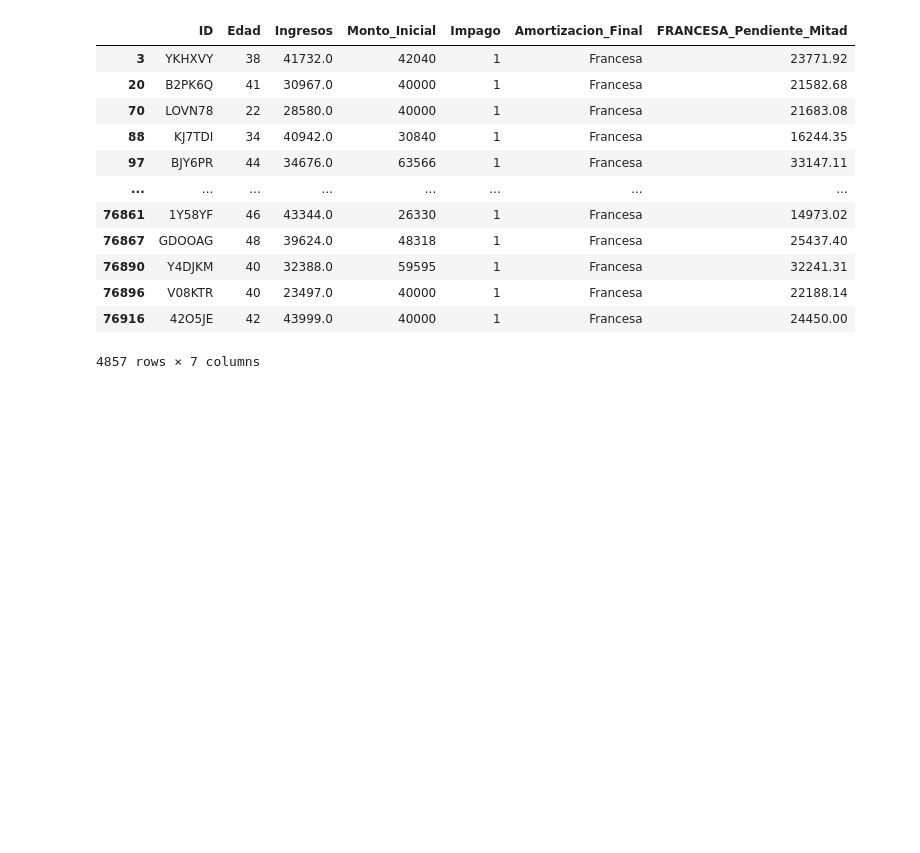
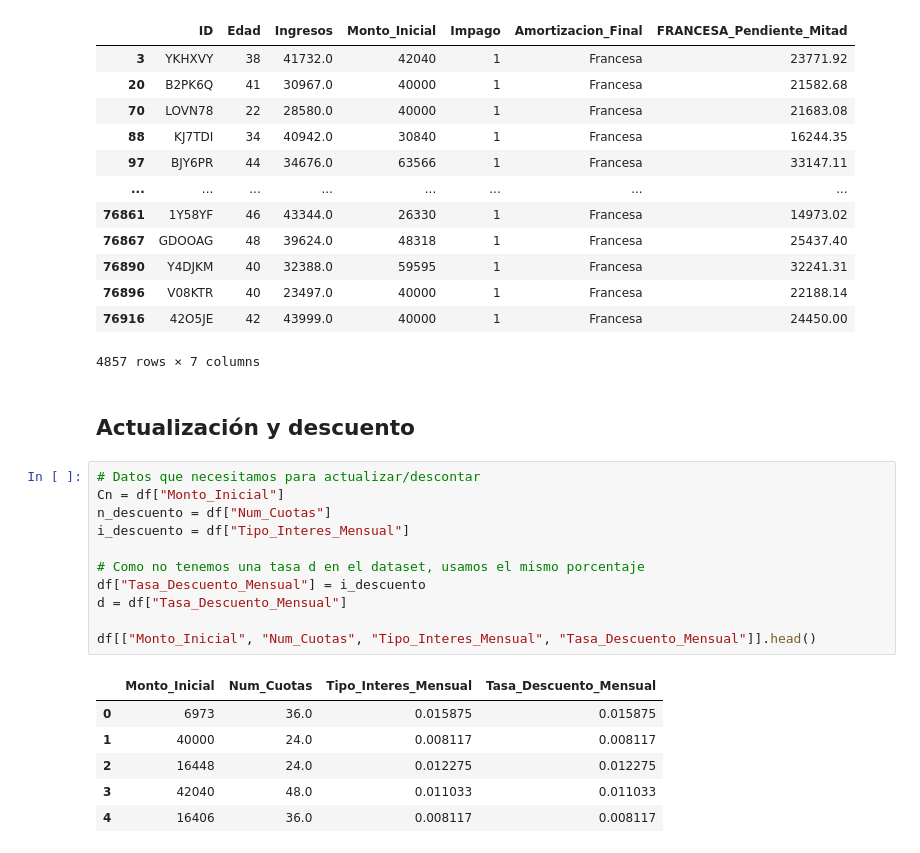
Before and after one commit to NaiaArroyo/RETO-5-NARANJA, a Jupyter notebook: Notebook Amortizacion Francesa y Aleman.ipynb, the cells around one changed output. Drawn from its saved outputs; the diff is of its cells as text; blank space fills up the shorter version.

Commit message:
Creacion de las actualizaciones y descuentos

```diff
--- a/Notebook Amortizacion Francesa y Aleman.ipynb
+++ b/Notebook Amortizacion Francesa y Aleman.ipynb
@@ -294,3 +294,23 @@ df_pendiente_Francesa
 | 76896 | V08KTR | 40 | 23497.0 | 40000 | 1 | Francesa | 22188.14 |
 | 76916 | 42O5JE | 42 | 43999.0 | 40000 | 1 | Francesa | 24450.00 |
 4857 rows × 7 columns
+# %% [markdown]
+## Actualización y descuento
+# %%
+# Datos que necesitamos para actualizar/descontar
+Cn = df["Monto_Inicial"]
+n_descuento = df["Num_Cuotas"]
+i_descuento = df["Tipo_Interes_Mensual"]
+
+# Como no tenemos una tasa d en el dataset, usamos el mismo porcentaje
+df["Tasa_Descuento_Mensual"] = i_descuento
+d = df["Tasa_Descuento_Mensual"]
+
+df[["Monto_Inicial", "Num_Cuotas", "Tipo_Interes_Mensual", "Tasa_Descuento_Mensual"]].head()
+# %% [output]
+|  | Monto_Inicial | Num_Cuotas | Tipo_Interes_Mensual | Tasa_Descuento_Mensual |
+| 0 | 6973 | 36.0 | 0.015875 | 0.015875 |
+| 1 | 40000 | 24.0 | 0.008117 | 0.008117 |
+| 2 | 16448 | 24.0 | 0.012275 | 0.012275 |
+| 3 | 42040 | 48.0 | 0.011033 | 0.011033 |
+| 4 | 16406 | 36.0 | 0.008117 | 0.008117 |
```
Also changed, not shown: parts of 8 cells of this notebook.
